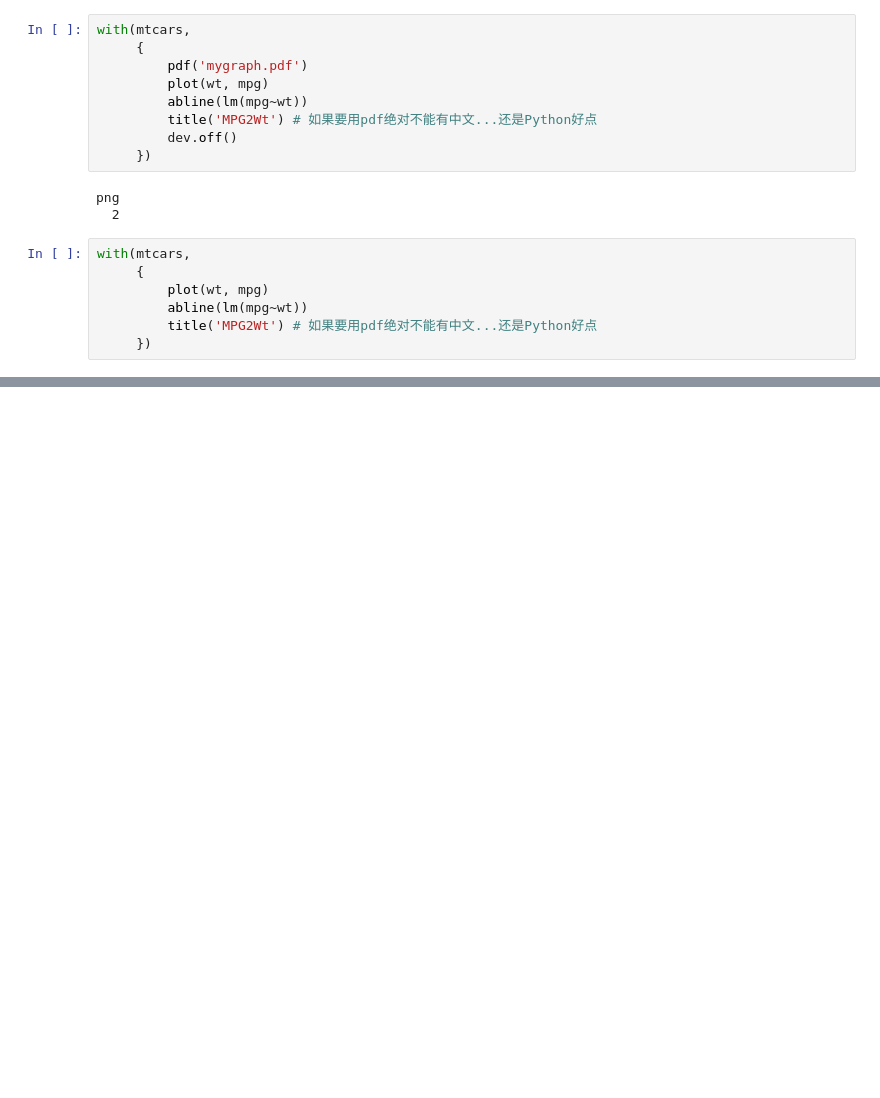
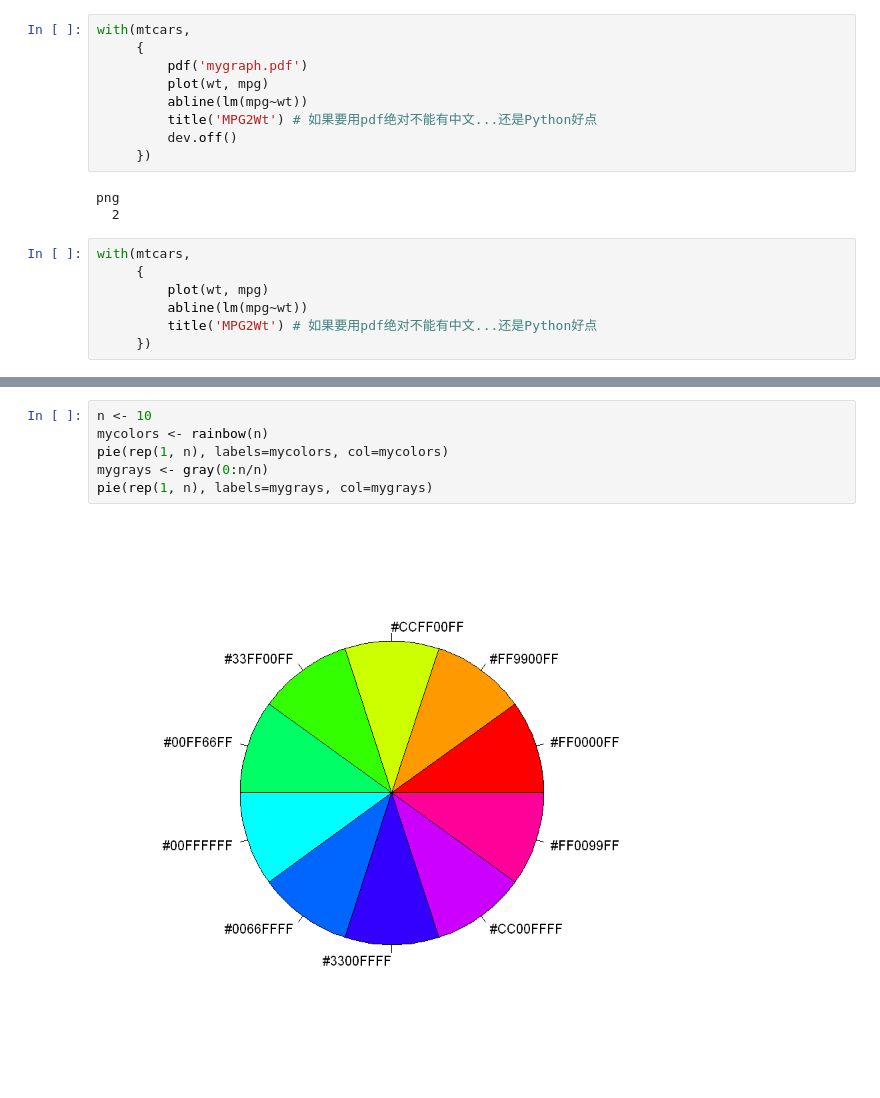
Before and after one commit to THUzhangga/R_notebook, a Jupyter notebook: R_notebook.ipynb, the cells around one changed output, grey strips where cells are left out. Drawn from its saved outputs; the diff is of its cells as text; blank space fills up the shorter version.

```diff
--- a/R_notebook.ipynb
+++ b/R_notebook.ipynb
@@ -295,0 +311,8 @@ with(mtcars,
+# %%
+n <- 10
+mycolors <- rainbow(n)
+pie(rep(1, n), labels=mycolors, col=mycolors)
+mygrays <- gray(0:n/n)
+pie(rep(1, n), labels=mygrays, col=mygrays)
+# %% [output]
+[figure, added]
```
Also changed, not shown: parts of 11 cells of this notebook.
